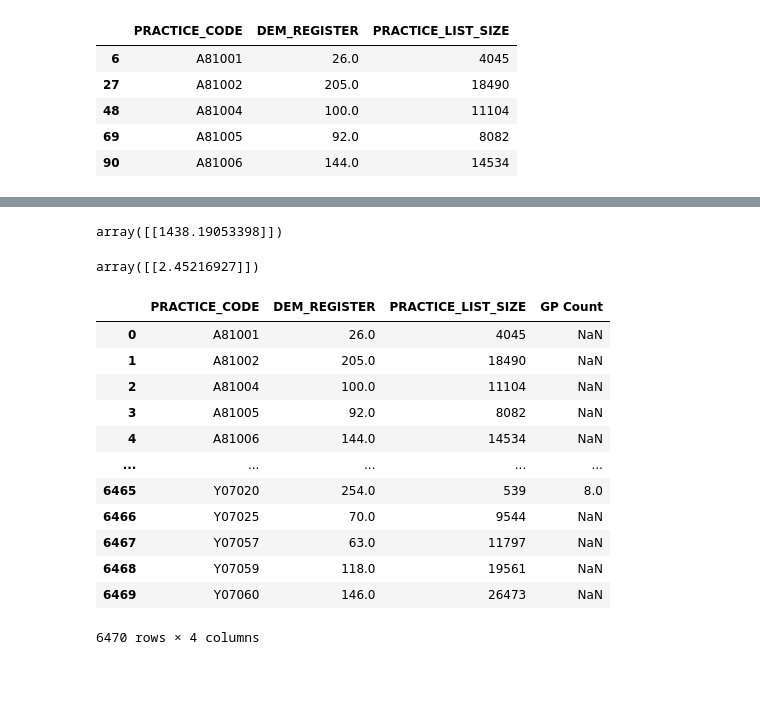
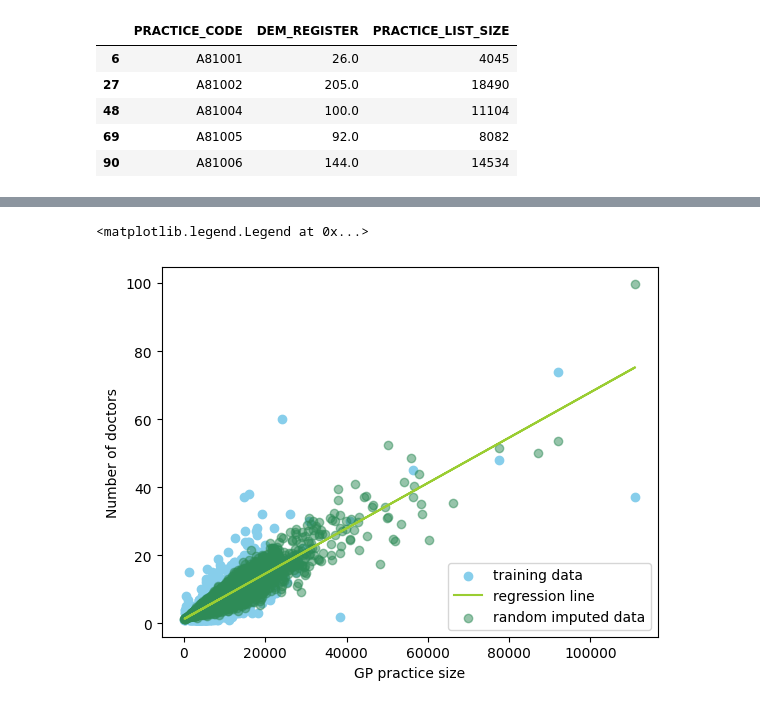
Before and after one commit to Bea-Taylor/DifDem_inequalities, a Jupyter notebook: nbs/core/02b_LAD_and_GP_intersections.ipynb, the cells around one changed output, grey strips where cells are left out. Drawn from its saved outputs; the diff is of its cells as text; code cells hidden in the pictures; blank space fills up the shorter version.

Commit message:
finished imputation

```diff
--- a/nbs/core/02b_LAD_and_GP_intersections.ipynb
+++ b/nbs/core/02b_LAD_and_GP_intersections.ipynb
@@ -653,24 +577,52 @@ _ = plt.title("Quantiles of heteroscedastic Normal distributed target")
-# %%
-1/regr.coef_
-# %% [output]
-array([[1438.19053398]])
-# %%
-regr.predict(np.array([2295]).reshape(-1, 1))
-# %% [output]
-array([[2.45216927]])
-# %%
-df_QOF_dem
-# %% [output]
-|  | PRACTICE_CODE | DEM_REGISTER | PRACTICE_LIST_SIZE | GP Count |
-| 0 | A81001 | 26.0 | 4045 | NaN |
-| 1 | A81002 | 205.0 | 18490 | NaN |
-| 2 | A81004 | 100.0 | 11104 | NaN |
-| 3 | A81005 | 92.0 | 8082 | NaN |
-| 4 | A81006 | 144.0 | 14534 | NaN |
-| ... | ... | ... | ... | ... |
-| 6465 | Y07020 | 254.0 | 539 | 8.0 |
-| 6466 | Y07025 | 70.0 | 9544 | NaN |
-| 6467 | Y07057 | 63.0 | 11797 | NaN |
-| 6468 | Y07059 | 118.0 | 19561 | NaN |
-| 6469 | Y07060 | 146.0 | 26473 | NaN |
-6470 rows × 4 columns
+# %%
+# Random regression imputation with heteroskedastic error term
+
+# Remove datapoints where the number of doctors is over 2 deviations away from the mean
+#GP_mean = np.mean(with_GP_count['GP Count'].values)
+#GP_std = np.std(with_GP_count['GP Count'].values)
+#GP_upper_lim = GP_mean + 3*GP_std
+
+#with_GP_no_outliers = with_GP_count[with_GP_count['GP Count']<GP_upper_lim]
+
+# original
+x = df_QOF_dem['PRACTICE_LIST_SIZE'].values.reshape(-1,1)
+#y_orig =  df_QOF_dem['GP Count'].values.reshape(-1,1)
+
+# original
+x_train = with_GP_count['PRACTICE_LIST_SIZE'].values.reshape(-1,1)
+y_train =  with_GP_count['GP Count'].values.reshape(-1,1)
+
+# with outliers removed
+#x = with_GP_no_outliers['PRACTICE_LIST_SIZE'].values.reshape(-1,1)
+#y =  with_GP_no_outliers['GP Count'].values.reshape(-1,1)
+
+# test dataset
+#x_test = with_no_GP_count['PRACTICE_LIST_SIZE'].values.reshape(-1,1)
+
+regr = linear_model.LinearRegression()
+
+# fit regression
+#regr.fit(x, y)
+regr.fit(x_train, y_train)
+#y_pred = regr.predict(x)
+y_pred = regr.predict(x_train)
+
+test_y_pred = regr.predict(x)
+
+# calculate std of variance
+resid_std = np.std(np.abs(y_train-y_pred))
+#noise = np.random.normal(loc=0.0, scale=resid_std, size=len(x_test))
+hetero_noise = 0.00005*np.abs(x) * np.random.normal(loc=0, scale=resid_std, size=x.shape)
+
+#test_y_pred_noise = test_y_pred + np.arange(len(x_test))*noise.reshape(-1,1)
+y = test_y_pred + hetero_noise.reshape(-1,1)
+
+plt.scatter(x_train, y_train, color = 'skyblue')
+plt.plot(x_train, y_pred, color='yellowgreen')
+plt.scatter(x, y, color='seagreen', alpha=0.5)
+plt.xlabel('GP practice size')
+plt.ylabel('Number of doctors')
+plt.legend(['training data', 'regression line', 'random imputed data'], loc='lower right')
+# %% [output]
+<matplotlib.legend.Legend at 0x...>
+[figure, added]
```
Also changed, not shown: parts of 18 cells of this notebook.
